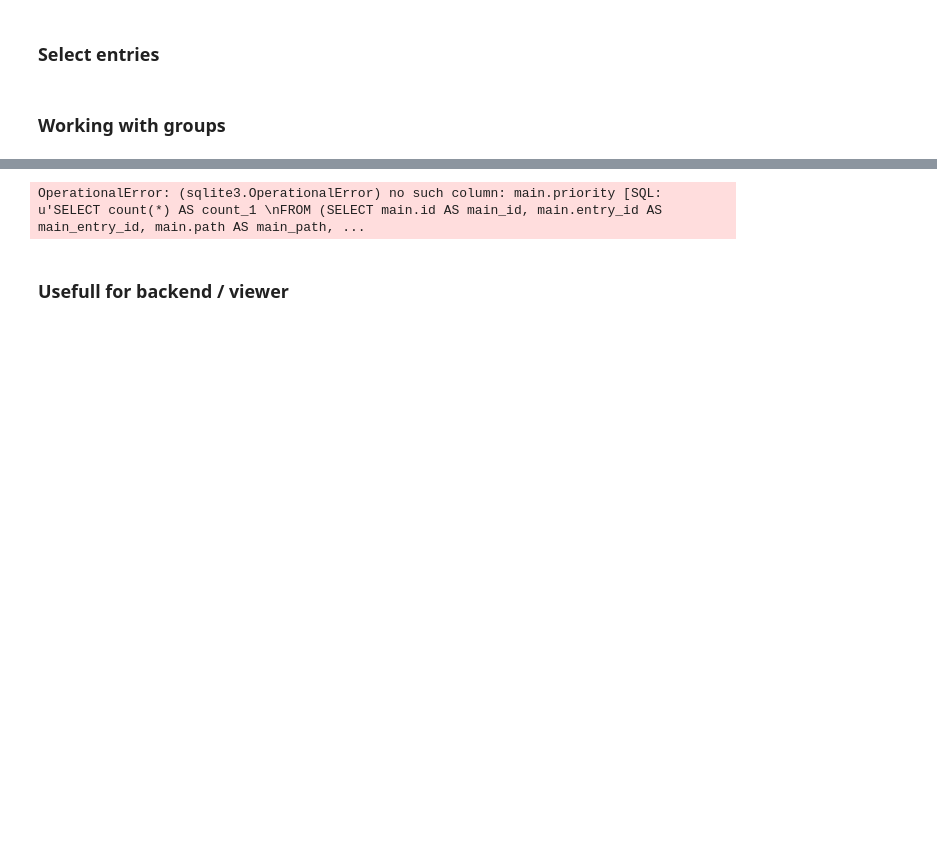
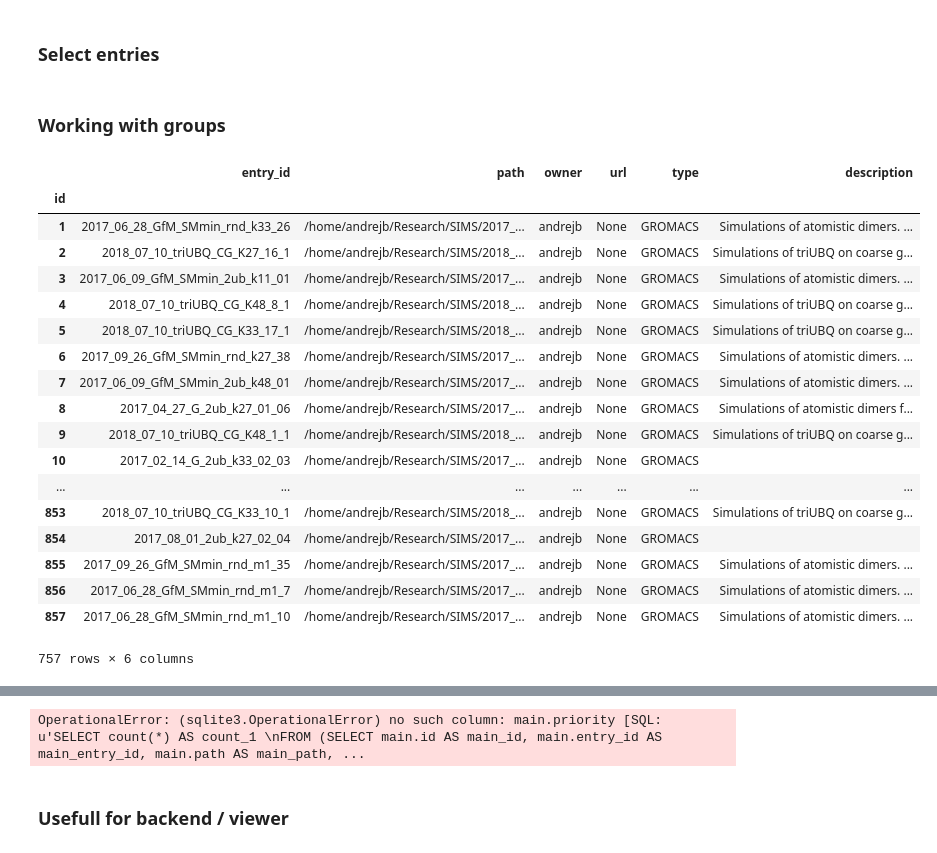
Before and after one commit to king-michael/simulation_database, a Jupyter notebook: examples/DataBase_API.ipynb, the cells around one changed output, grey strips where cells are left out. Saved outputs shown, nothing was run; the diff lists cells and outputs as text; code cells hidden in the pictures; blank space fills up the shorter version.

```diff
--- a/examples/DataBase_API.ipynb
+++ b/examples/DataBase_API.ipynb
@@ -137,3 +141,27 @@ number   = selectByKeyword(table, "number", "01")
 table[ff & chainlen & (linker1 | linker2) & ~number]
 # %% [markdown]
 ### Working with groups
+# %%
+with api.session_handler(db_path) as s:
+    table = api.get_entry_table(s, keyword_names=["linker"]) # load whole table
+table
+# %% [output]
+|  | entry_id | path | owner | url | type | description |
+| id |  |  |  |  |  |  |
+| 1 | 2017_06_28_GfM_SMmin_rnd_k33_26 | /home/andrejb/Research/SIMS/2017_... | andrejb | None | GROMACS | Simulations of atomistic dimers. ... |
+| 2 | 2018_07_10_triUBQ_CG_K27_16_1 | /home/andrejb/Research/SIMS/2018_... | andrejb | None | GROMACS | Simulations of triUBQ on coarse g... |
+| 3 | 2017_06_09_GfM_SMmin_2ub_k11_01 | /home/andrejb/Research/SIMS/2017_... | andrejb | None | GROMACS | Simulations of atomistic dimers. ... |
+| 4 | 2018_07_10_triUBQ_CG_K48_8_1 | /home/andrejb/Research/SIMS/2018_... | andrejb | None | GROMACS | Simulations of triUBQ on coarse g... |
+| 5 | 2018_07_10_triUBQ_CG_K33_17_1 | /home/andrejb/Research/SIMS/2018_... | andrejb | None | GROMACS | Simulations of triUBQ on coarse g... |
+| 6 | 2017_09_26_GfM_SMmin_rnd_k27_38 | /home/andrejb/Research/SIMS/2017_... | andrejb | None | GROMACS | Simulations of atomistic dimers. ... |
+| 7 | 2017_06_09_GfM_SMmin_2ub_k48_01 | /home/andrejb/Research/SIMS/2017_... | andrejb | None | GROMACS | Simulations of atomistic dimers. ... |
+| 8 | 2017_04_27_G_2ub_k27_01_06 | /home/andrejb/Research/SIMS/2017_... | andrejb | None | GROMACS | Simulations of atomistic dimers f... |
+| 9 | 2018_07_10_triUBQ_CG_K48_1_1 | /home/andrejb/Research/SIMS/2018_... | andrejb | None | GROMACS | Simulations of triUBQ on coarse g... |
+| 10 | 2017_02_14_G_2ub_k33_02_03 | /home/andrejb/Research/SIMS/2017_... | andrejb | None | GROMACS |  |
+| ... | ... | ... | ... | ... | ... | ... |
+| 853 | 2018_07_10_triUBQ_CG_K33_10_1 | /home/andrejb/Research/SIMS/2018_... | andrejb | None | GROMACS | Simulations of triUBQ on coarse g... |
+| 854 | 2017_08_01_2ub_k27_02_04 | /home/andrejb/Research/SIMS/2017_... | andrejb | None | GROMACS |  |
+| 855 | 2017_09_26_GfM_SMmin_rnd_m1_35 | /home/andrejb/Research/SIMS/2017_... | andrejb | None | GROMACS | Simulations of atomistic dimers. ... |
+| 856 | 2017_06_28_GfM_SMmin_rnd_m1_7 | /home/andrejb/Research/SIMS/2017_... | andrejb | None | GROMACS | Simulations of atomistic dimers. ... |
+| 857 | 2017_06_28_GfM_SMmin_rnd_m1_10 | /home/andrejb/Research/SIMS/2017_... | andrejb | None | GROMACS | Simulations of atomistic dimers. ... |
+757 rows × 6 columns
```
Also changed, not shown: parts of 12 cells of this notebook, 4 other files.
